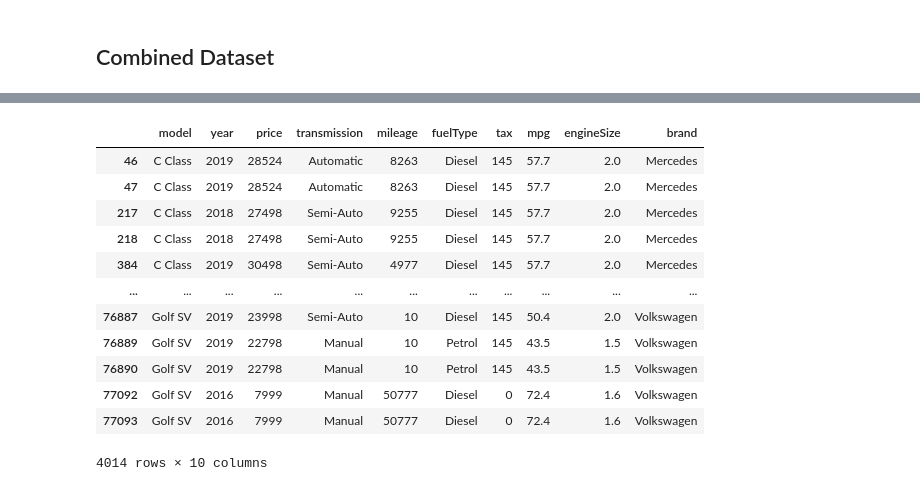
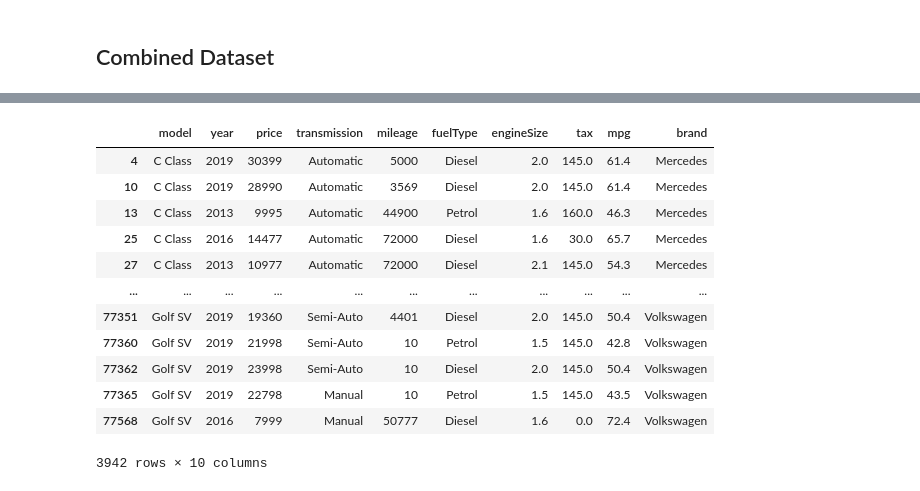
Before and after one commit to d-widyantama/ML-Regression-UsedCarsPrediction-finpro-alpha, a Jupyter notebook: 2 -Cleaning.ipynb, the cells around one changed output, grey strips where cells are left out. Cells and saved outputs as stored; diff of their text form; code cells hidden in the pictures.

Commit message:
Restructure Data Prep &  Cleaning, Update resulting data csv, Fix modelling

```diff
--- a/2 -Cleaning.ipynb
+++ b/2 -Cleaning.ipynb
@@ -473,0 +547,4 @@ Ford
+# %%
+#Median tax for C Class group by year, engineSize and fuelType
+median_mpg_focus = all_focus.groupby(['year', 'engineSize', 'fuelType'])['mpg'].median()
+median_mpg_focus
@@ -473,0 +565,11 @@ Ford
+# %%
+
+#Function to replace null values on mpg column, based on year, engineSize and fuelType with median_mpg_cclass
+def fill_mpg(year, engineSize, fuelType, mpg):
+    if pd.isnull(mpg):
+        return median_mpg_focus[year][engineSize][fuelType]
+    else:
+        return mpg
+
+#Apply fill_mpg function to mpg column
+ford_combined['mpg'] = ford_combined.apply(lambda x: fill_mpg(x['year'], x['engineSize'], x['fuelType'], x['mpg']), axis=1)
@@ -473,0 +592,7 @@ Ford
+# %%
+#Update on new dataframe
+ford = ford_combined
+
+#Add brand column to ford dataframe
+ford['brand'] = "Ford"
+ford
@@ -695,7 +834,7 @@ vw
 # %% [markdown]
 ## Combined Dataset
 # %%
-combined_final = mercedes.merge(Ford, how = 'outer')
+combined_final = mercedes.merge(ford, how = 'outer')
 combined_final = combined_final.merge(audi, how = 'outer')
 combined_final = combined_final.merge(skoda, how = 'outer')
 combined_final = combined_final.merge(toyota, how = 'outer')
@@ -739,19 +902,19 @@ memory usage: 5.9+ MB
 # %%
-combined_final[combined_final.duplicated(keep = False)]
+combined_final[combined_final.duplicated(keep = 'first')]
 # %% [output]
-|  | model | year | price | transmission | mileage | fuelType | tax | mpg | engineSize | brand |
-| 46 | C Class | 2019 | 28524 | Automatic | 8263 | Diesel | 145 | 57.7 | 2.0 | Mercedes |
-| 47 | C Class | 2019 | 28524 | Automatic | 8263 | Diesel | 145 | 57.7 | 2.0 | Mercedes |
-| 217 | C Class | 2018 | 27498 | Semi-Auto | 9255 | Diesel | 145 | 57.7 | 2.0 | Mercedes |
-| 218 | C Class | 2018 | 27498 | Semi-Auto | 9255 | Diesel | 145 | 57.7 | 2.0 | Mercedes |
-| 384 | C Class | 2019 | 30498 | Semi-Auto | 4977 | Diesel | 145 | 57.7 | 2.0 | Mercedes |
+|  | model | year | price | transmission | mileage | fuelType | engineSize | tax | mpg | brand |
+| 4 | C Class | 2019 | 30399 | Automatic | 5000 | Diesel | 2.0 | 145.0 | 61.4 | Mercedes |
+| 10 | C Class | 2019 | 28990 | Automatic | 3569 | Diesel | 2.0 | 145.0 | 61.4 | Mercedes |
+| 13 | C Class | 2013 | 9995 | Automatic | 44900 | Petrol | 1.6 | 160.0 | 46.3 | Mercedes |
+| 25 | C Class | 2016 | 14477 | Automatic | 72000 | Diesel | 1.6 | 30.0 | 65.7 | Mercedes |
+| 27 | C Class | 2013 | 10977 | Automatic | 72000 | Diesel | 2.1 | 145.0 | 54.3 | Mercedes |
 | ... | ... | ... | ... | ... | ... | ... | ... | ... | ... | ... |
-| 76887 | Golf SV | 2019 | 23998 | Semi-Auto | 10 | Diesel | 145 | 50.4 | 2.0 | Volkswagen |
-| 76889 | Golf SV | 2019 | 22798 | Manual | 10 | Petrol | 145 | 43.5 | 1.5 | Volkswagen |
-| 76890 | Golf SV | 2019 | 22798 | Manual | 10 | Petrol | 145 | 43.5 | 1.5 | Volkswagen |
-| 77092 | Golf SV | 2016 | 7999 | Manual | 50777 | Diesel | 0 | 72.4 | 1.6 | Volkswagen |
-| 77093 | Golf SV | 2016 | 7999 | Manual | 50777 | Diesel | 0 | 72.4 | 1.6 | Volkswagen |
+| 77351 | Golf SV | 2019 | 19360 | Semi-Auto | 4401 | Diesel | 2.0 | 145.0 | 50.4 | Volkswagen |
+| 77360 | Golf SV | 2019 | 21998 | Semi-Auto | 10 | Petrol | 1.5 | 145.0 | 42.8 | Volkswagen |
+| 77362 | Golf SV | 2019 | 23998 | Semi-Auto | 10 | Diesel | 2.0 | 145.0 | 50.4 | Volkswagen |
+| 77365 | Golf SV | 2019 | 22798 | Manual | 10 | Petrol | 1.5 | 145.0 | 43.5 | Volkswagen |
+| 77568 | Golf SV | 2016 | 7999 | Manual | 50777 | Diesel | 1.6 | 0.0 | 72.4 | Volkswagen |
-4014 rows × 10 columns
+3942 rows × 10 columns
 # %%
 combined_final.drop_duplicates(inplace = True)
 combined_final
```
Also changed, not shown: parts of 119 cells of this notebook, 4 other files.
